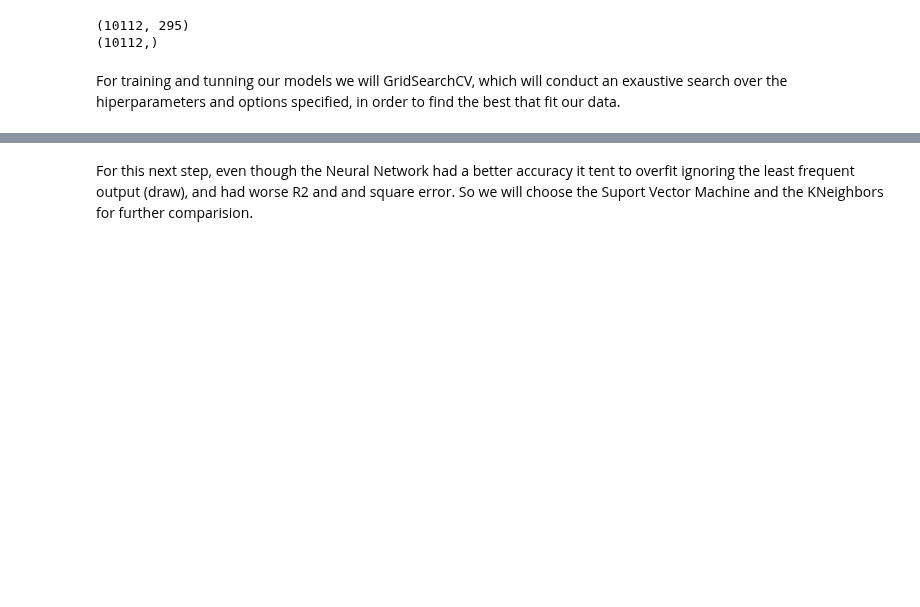
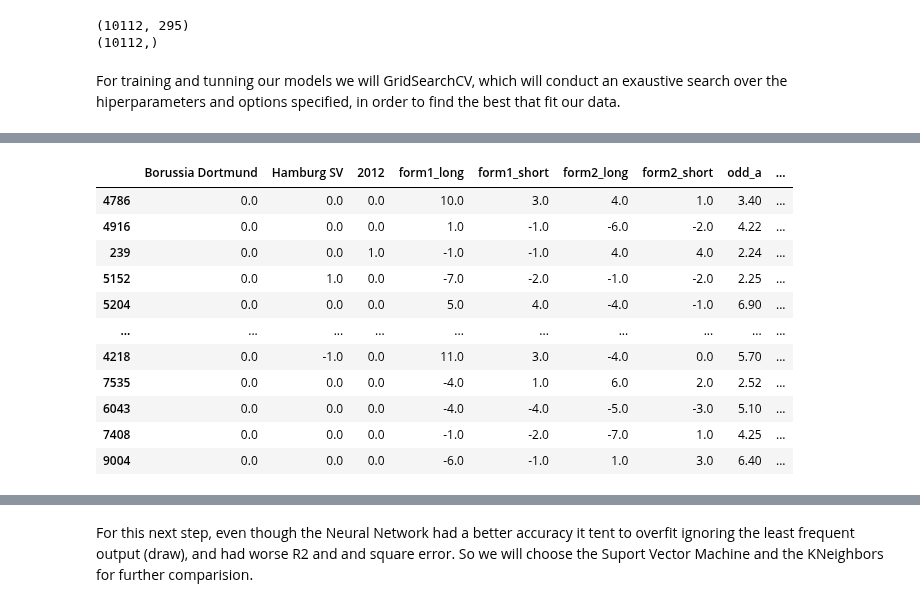
Before and after one commit to gmtorres/MIEIC_19_20_IART, a Jupyter notebook: Proj2/report.ipynb, the cells around one changed output, grey strips where cells are left out. Drawn from its saved outputs; the diff is of its cells as text; code cells hidden in the pictures; blank space fills up the shorter version.

```diff
--- a/Proj2/report.ipynb
+++ b/Proj2/report.ipynb
@@ -709,0 +671,68 @@ del games_2
+# %%
+games_2 = ginf[['date','ht','at','fthg','ftag','season','odd_h','odd_d','odd_a']].copy()
+games_2['result'] = games_2['fthg'] - games_2['ftag']
+
+col = 'result'
+conditions = [games_2[col] > 0 , games_2[col] == 0, games_2[col] < 0]
+choices = [1 , 0 , -1]
+games_2['result'] = np.select(conditions,choices,default=np.nan)
+
+games_2['form1_short'] = games_2.apply (lambda row:
+                                      games_2[( ( (games_2['ht'] == row['ht']))
+                                                 & (games_2['date'] < row['date']))].iloc[-3:]['result'].sum()
+                                      -
+                                      games_2[( ( (games_2['at'] == row['ht']))
+                                                 & (games_2['date'] < row['date']))].iloc[-3:]['result'].sum()
+                                      , axis=1)
+games_2['form2_short'] = games_2.apply (lambda row:
+                                      -games_2[( ( (games_2['at'] == row['at']))
+                                                 & (games_2['date'] < row['date']))].iloc[-3:]['result'].sum()
+                                      +
+                                      games_2[( ( (games_2['ht'] == row['at']))
+                                                 & (games_2['date'] < row['date']))].iloc[-3:]['result'].sum()
+                                      , axis=1)
+games_2['form1_long'] = games_2.apply (lambda row:
+                                      games_2[( ( (games_2['ht'] == row['ht']))
+                                                 & (games_2['date'] < row['date']))].iloc[-10:]['result'].sum()
+                                      -
+                                      games_2[( ( (games_2['at'] == row['ht']))
+                                                 & (games_2['date'] < row['date']))].iloc[-10:]['result'].sum()
+                                      , axis=1)
+games_2['form2_long'] = games_2.apply (lambda row:
+                                      -games_2[( ( (games_2['at'] == row['at']))
+                                                 & (games_2['date'] < row['date']))].iloc[-10:]['result'].sum()
+                                      +
+                                      games_2[( ( (games_2['ht'] == row['at']))
+                                                 & (games_2['date'] < row['date']))].iloc[-10:]['result'].sum()
+                                      , axis=1)
+
+games_dummies_2 = pd.DataFrame();
+games_dummies_2['result'] = 0
+for i, j in games_2.iterrows():
+    if j['ht'] not in games_dummies_2.columns:
+        games_dummies_2[j['ht']] = 0
+    if j['at'] not in games_dummies_2.columns:
+        games_dummies_2[j['at']] = 0
+    if j['season'] not in games_dummies_2.columns:
+        games_dummies_2[j['season']] = 0
+    games_dummies_2 = games_dummies_2.append({'result': j['result'], j['season']: 1, j['ht'] : 1 ,
+                        j['at']: -1, 'form1_short' : j['form1_short'],'form2_short' : j['form2_short']
+                       , 'form1_long' : j['form1_long'],'form2_long' : j['form2_long']
+                       ,'odd_h' : j['odd_h'], 'odd_d' : j['odd_d'] , 'odd_a' : j['odd_a']}, ignore_index=True)
+
+
+games_dummies_2 = games_dummies_2.replace(np.nan, 0)
+
+#games_2 = games_2[['ht','at','result','season','odd_h','odd_d','odd_a','form1_short','form2_short','form1_long','form2_long']]
+#games_dummies_2 = pd.get_dummies(games_2, columns=['ht','at'])
+X = games_dummies_2.iloc[:,1:]
+y = games_dummies_2.iloc[:,:1].values.ravel()
+print(X.shape)
+print(y.shape)
+X_train, X_test, y_train, y_test = train_test_split(X, y, test_size=0.35, random_state=1,stratify=y)
+y
+
+del games_dummies_2
+del games_2
+X_train
+# %% [output]
@@ -709,0 +741,12 @@ del games_2
+|  | Borussia Dortmund | Hamburg SV | 2012 | form1_long | form1_short | form2_long | form2_short | odd_a | ... |
+| 4786 | 0.0 | 0.0 | 0.0 | 10.0 | 3.0 | 4.0 | 1.0 | 3.40 | ... |
+| 4916 | 0.0 | 0.0 | 0.0 | 1.0 | -1.0 | -6.0 | -2.0 | 4.22 | ... |
+| 239 | 0.0 | 0.0 | 1.0 | -1.0 | -1.0 | 4.0 | 4.0 | 2.24 | ... |
+| 5152 | 0.0 | 1.0 | 0.0 | -7.0 | -2.0 | -1.0 | -2.0 | 2.25 | ... |
+| 5204 | 0.0 | 0.0 | 0.0 | 5.0 | 4.0 | -4.0 | -1.0 | 6.90 | ... |
+| ... | ... | ... | ... | ... | ... | ... | ... | ... | ... |
+| 4218 | 0.0 | -1.0 | 0.0 | 11.0 | 3.0 | -4.0 | 0.0 | 5.70 | ... |
+| 7535 | 0.0 | 0.0 | 0.0 | -4.0 | 1.0 | 6.0 | 2.0 | 2.52 | ... |
+| 6043 | 0.0 | 0.0 | 0.0 | -4.0 | -4.0 | -5.0 | -3.0 | 5.10 | ... |
+| 7408 | 0.0 | 0.0 | 0.0 | -1.0 | -2.0 | -7.0 | 1.0 | 4.25 | ... |
+| 9004 | 0.0 | 0.0 | 0.0 | -6.0 | -1.0 | 1.0 | 3.0 | 6.40 | ... |
```
Also changed, not shown: parts of 33 cells of this notebook, 1 other file.
